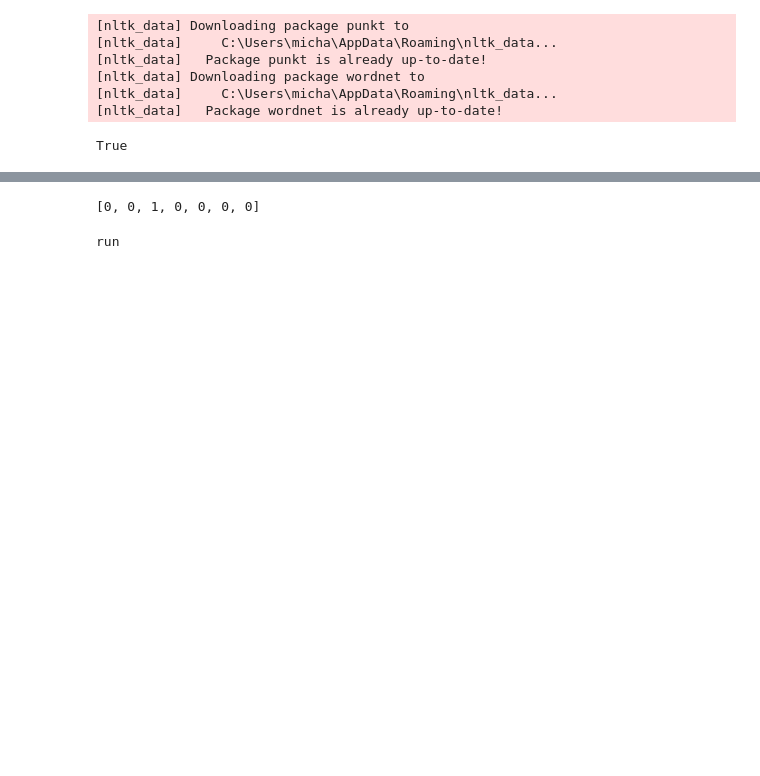
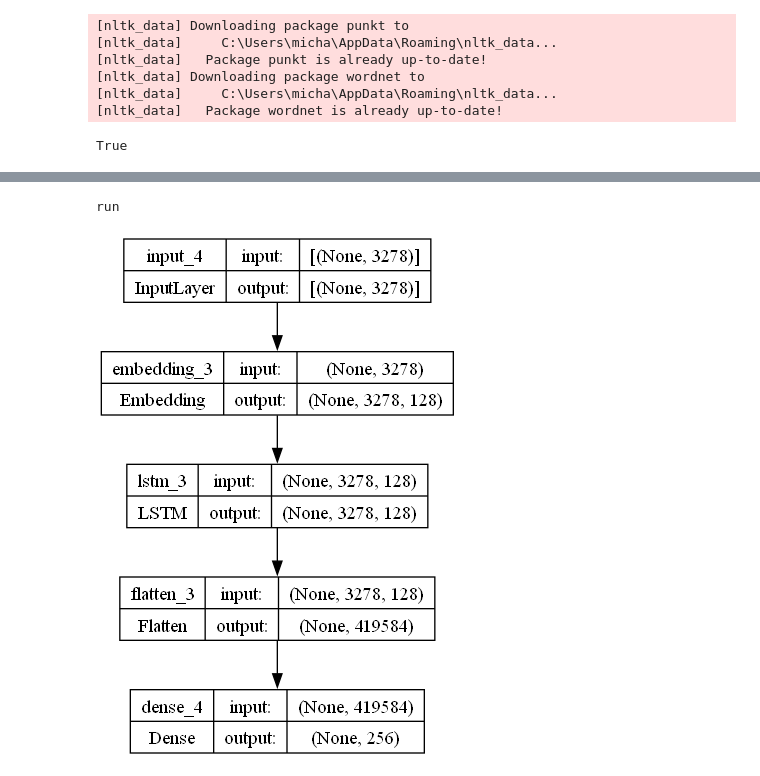
Before and after one commit to Michs224/ChatbotPersonal_NLP, a Jupyter notebook: Main.ipynb, the cells around one changed output, grey strips where cells are left out. Drawn from its saved outputs; the diff is of its cells as text; code cells hidden in the pictures; blank space fills up the shorter version.

```diff
--- a/Main.ipynb
+++ b/Main.ipynb
@@ -306,0 +376,4 @@ Model Created!
+# %%
+model.fit(train_x, train_y, epochs=100, batch_size=1, verbose=1)
+model.save("./Model/Model_Chatbot_Personal_2.h5",hist)
+print("Model Created!")
@@ -341,11 +413,17 @@ Werkzeug                  3.0.1
-# %%
-test=[1,2,3,4,5,6,9]
-test2=[0]*len(test)
-test2[test.index(3)]=1
-test2
-# %% [output]
-[0, 0, 1, 0, 0, 0, 0]
 # %%
 print(lemmatizer.lemmatize("running",pos="v"))
 # %% [output]
 run
+# %%
+i = Input(shape=(len(train_x[0]),))
+x = Embedding(len(train_x[0]),128)(i)
+x = LSTM(128,return_sequences=True)(x)
+x = Flatten()(x)
+x = Dense(len(train_y[0]),activation="softmax")(x)
+model = Model(i,x)
+
+sgd=SGD(learning_rate=0.01,decay=1e-6,momentum=0.5,nesterov=True)
+model.compile(loss="categorical_crossentropy",optimizer=sgd,metrics=["accuracy"])
+plot_model(model,show_shapes=True,show_layer_names=True)
+# %% [output]
+[figure, added]
```
Also changed, not shown: parts of 17 cells of this notebook, 18 other files.
